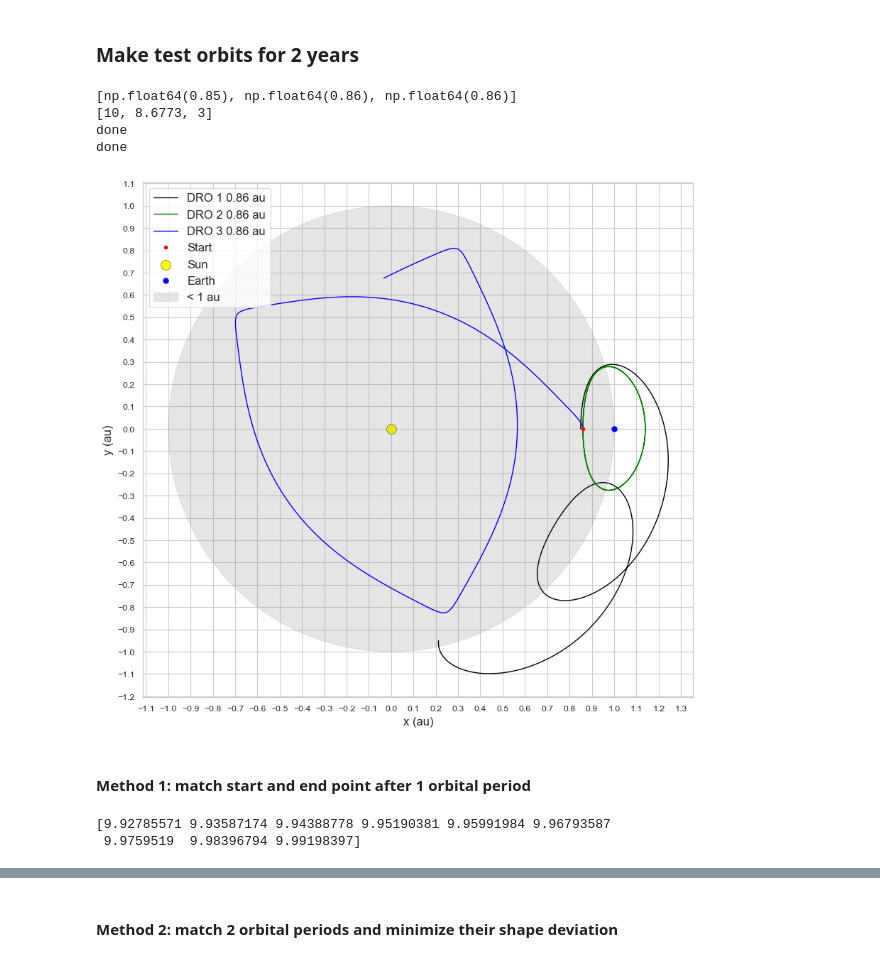
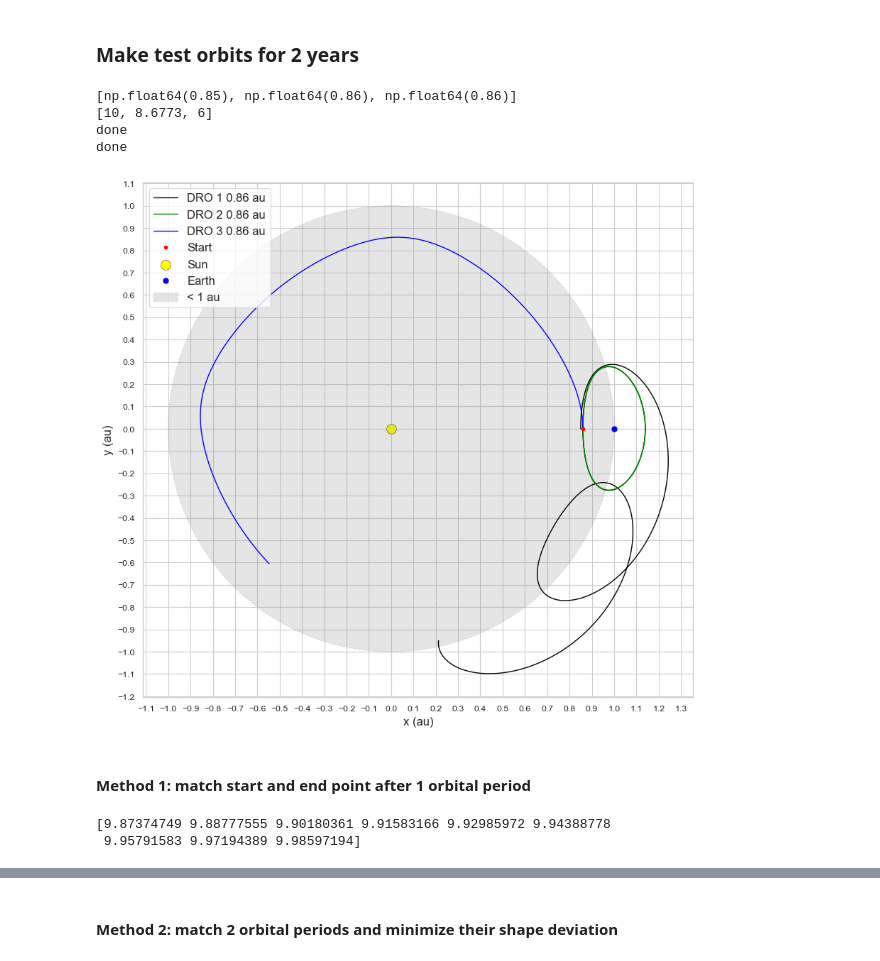
Before and after one commit to cmoestl/dro_orbits, a Jupyter notebook: find_dro.ipynb, the cells around one changed output, grey strips where cells are left out. Drawn from its saved outputs; the diff is of its cells as text; code cells hidden in the pictures.

```diff
--- a/find_dro.ipynb
+++ b/find_dro.ipynb
@@ -160,7 +160,7 @@ initial_vy_array.append(vy0)
 x0 = 0.86*au  # km (between Sun and Earth)
 y0 = 0  # km
 vx0 = 0  # km/s
-vy0 = 3 # km/s
+vy0 = 6 # km/s
 
 [x5,y5]=make_dro([x0, y0, vx0, vy0],2)
 initial_x0_array.append(x0/au)
@@ -211,35 +211,35 @@ ax.plot(x5, y5, 'blue', linewidth=1, alpha=1.0, label='DRO 3 0.86 au')
 
 ax.plot(x0/au, y0/au, 'o', color='red', markersize=3, label='Start', zorder=4)
 
 # Plot Sun - fixed at origin shifted by -mu*R
 sun_x = -mu
 ax.scatter(0,0,s=100,c='yellow',alpha=1, edgecolors='black', linewidth=0.3, label='Sun')
 # Plot Earth - fixed at (1-mu)
 earth_x = (1 - mu)
 ax.plot(earth_x, 0, 'o', color='blue', markersize=5, label='Earth', zorder=5)
 
 
 # Add distance circles for reference
 circle = plt.Circle((sun_x, 0), 1, fill=True, color='gray', linestyle='--', alpha=0.2, label='< 1 au')
 #circle = plt.Circle((sun_x, 0), 0.72, fill=False, color='gold', linestyle='--', alpha=0.8, label='Venus orbit radius')
 
 
 ax.add_patch(circle)
 # Formatting
 ax.set_xlabel('x (au)', fontsize=12)
 ax.set_ylabel('y (au)', fontsize=12)
 #ax.set_title(f'Circular Restricted 3-Body Problem: Sun-Earth System\n(Rotating Reference Frame, {days} days simulation)', fontsize=14, fontweight='bold')
 ax.legend(loc='upper left', fontsize=12)
 ax.xaxis.set_major_locator(MultipleLocator(0.1))
 ax.yaxis.set_major_locator(MultipleLocator(0.1))
 ax.grid(True, alpha=1.0, linestyle='-')
 ax.set_aspect('equal')
 # %% [output]
 [np.float64(0.85), np.float64(0.86), np.float64(0.86)]
-[10, 8.6773, 3]
+[10, 8.6773, 6]
 done
 done
-[figure, old version]
+[figure, new version]
 # %% [markdown]
 #### Method 1: match start and end point after 1 orbital period
 # %%
@@ -248,12 +248,20 @@ x0 = 0.86*au  # km (between Sun and Earth)
 y0 = 0
 vx0 = 0
 
+
+### HENON ORBIT 0.918 au
+
+#x0 = 0.918*au  # km (between Sun and Earth)
+#y0 = 0
+#vx0 = 0
+
+
 #array of initial speed in y direction
 #resolution=5000
 resolution=500
 
 #retrograde orbits start with positive vy
-vy0_arr=np.linspace(6.0,10.0,resolution)
+vy0_arr=np.linspace(3.0,10.0,resolution)
 
 #prograde check
 #vy0_arr=-np.linspace(0.0,20.0,resolution)
@@ -269,8 +277,8 @@ distance=np.array(distance)
 
 print(vy0_arr[-10:-1])
 # %% [output]
-[9.92785571 9.93587174 9.94388778 9.95190381 9.95991984 9.96793587
- 9.9759519  9.98396794 9.99198397]
+[9.87374749 9.88777555 9.90180361 9.91583166 9.92985972 9.94388778
+ 9.95791583 9.97194389 9.98597194]
 # %%
 sns.set_style('whitegrid')
 sns.set_context('talk')
```
Also changed, not shown: parts of 3 cells of this notebook, 23 other files.
